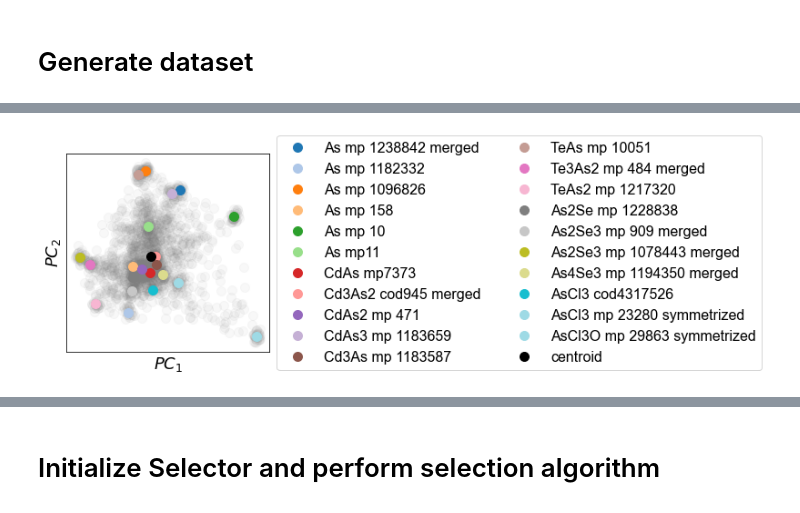
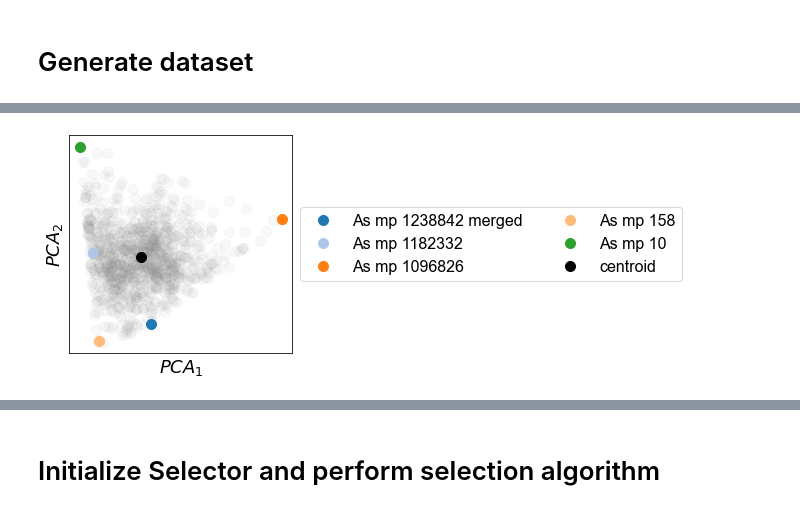
Before and after one commit to stetef/Energy-Point-Selection, a Jupyter notebook: Visualization.ipynb, the cells around one changed output, grey strips where cells are left out. Cells and saved outputs as stored; diff of their text form; code cells hidden in the pictures.

```diff
--- a/Visualization.ipynb
+++ b/Visualization.ipynb
@@ -34,16 +36,18 @@ df.head()
 # %%
 Energy = np.array(df['X1'], dtype=float)
 data_columns = [colm for colm in df.columns if len(colm.replace('X', '')) > 3]
-Refs = np.array(df[data_columns], dtype=float).T
+N_refs = [5,6,11,14,18]
+Refs = np.array(df[data_columns], dtype=float).T[N_refs]
 # %% [markdown]
 Visualize reference spectra
 # %%
 fig, ax = plt.subplots(figsize=(10, 6))
 for i, ref in enumerate(Refs):
-    energy = np.array(df[f'X{i + 1}'], dtype=float)
-    ax.plot(Energy, ref, '-', linewidth=3, c=plt.cm.tab20(i), label=data_columns[i])
-ax.legend(fontsize=18, loc='center left', bbox_to_anchor=(1., .5), ncol=2)
-plt.title("Normalized references", fontsize=20)
+    j = N_refs[i]
+    energy = np.array(df[f'X{j + 1}'], dtype=float)
+    ax.plot(Energy, ref, '-', linewidth=3, c=plt.cm.tab20(i), label=data_columns[j])
+ax.legend(fontsize=18, loc='center left', bbox_to_anchor=(1., .5), ncol=1)
+plt.title("Exp. references", fontsize=20)
 format_axis(ax)
 plt.show()
 # %% [output]
@@ -99,43 +109,56 @@ plt.show()
 # %%
 fig, ax = plt.subplots(figsize=(4, 4))
 
-plot_pca = True
-if plot_pca:
-    pca = PCA(n_components=2)
-    pca = pca.fit(data)
-else:
-    tsne = TSNE(n_components=2)
+method = 'PCA'
+
+if method == 'PCA':
+    reducer = PCA(random_state=42, n_components=2)
+    reducer = reducer.fit(data)
+elif method == 'UMAP':
+    reducer = umap.UMAP(random_state=42, n_components=2)
+    reducer = reducer.fit(data)
+elif method == 't-SNE':
+    tsne = TSNE(random_state=42, n_components=2)
     total_data = np.array([x for y in [data, Refs] for x in y])
     transformed_data = tsne.fit_transform(total_data)
 
-if plot_pca:
-    transformed = pca.transform(data)
+if method in ['PCA', 'UMAP']:
+    transformed = reducer.transform(data)
+    transformed_Refs = reducer.transform(Refs)
 else:
     transformed = transformed_data[:-len(Refs)]
+    transformed_Refs = transformed_data[-len(Refs):]
 
 for i, coords in enumerate(transformed):
     ax.plot(coords[0], coords[1], 'o', markersize=10, c='gray', alpha=0.05)
 
-if plot_pca:
-    transformed_Refs = pca.transform(Refs)
-else:
-    transformed_Refs = transformed_data[-len(Refs):]
 
 n = Refs.shape[0]
+N_classes = [6, 5, 3, 4, 3]
+# colormaps = [plt.cm.Blues, plt.cm.Reds, plt.cm.Purples, plt.cm.Oranges, plt.cm.Greens]
+colormaps = [plt.cm.tab20, plt.cm.Reds, plt.cm.Purples, plt.cm.Oranges, plt.cm.Greens]
+counts = np.zeros(5)
+ele_to_idx_map = {'Cd': 1, 'Te': 2, 'Se': 3, 'Cl': 4, 'As': 0}
+
 for i, coords in enumerate(transformed_Refs):
-    ax.plot(coords[0], coords[1], 'o', markersize=10, c=plt.cm.tab20(i/(n - 1)), label=data_columns[i])
+    label = data_columns[i]
+    for key in ele_to_idx_map.keys():
+        if key in label:
+            j = ele_to_idx_map[key]
+            break
+#     c, colormap = (counts[j] + 1)/(N_classes[j] - 1), colormaps[j]
+    color = plt.cm.tab20(int(counts[j]))
+    counts[j] += 1
+    ax.plot(coords[0], coords[1], 'o', markersize=10, c=color, label=label)
+
 ax.plot(np.average(transformed_Refs[:,0]), np.average(transformed_Refs[:,1]), 'o', markersize=10,
         c='k', label='centroid')
 
 ax.legend(fontsize=16, loc='center left', bbox_to_anchor=(1., .5), ncol=2)
 ax.set_yticks([])
 ax.set_xticks([])
-if plot_pca:
-    ax.set_xlabel('$PC_1$', fontsize=18)
-    ax.set_ylabel('$PC_2$', fontsize=18)
-else:
-    ax.set_xlabel('$X_1$', fontsize=18)
-    ax.set_ylabel('$X_2$', fontsize=18)
+ax.set_xlabel(f'${method}_1$', fontsize=18)
+ax.set_ylabel(f'${method}_2$', fontsize=18)
 plt.show()
 # %% [output]
-[figure, old version]
+[figure, new version]
```
Also changed, not shown: parts of 11 cells of this notebook, 4 other files.
